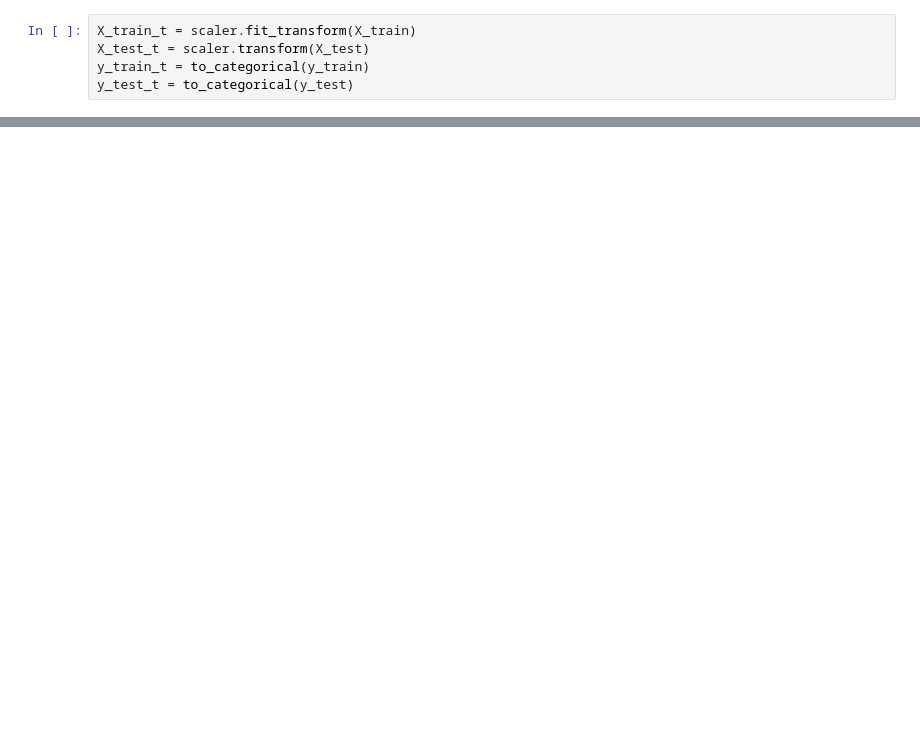
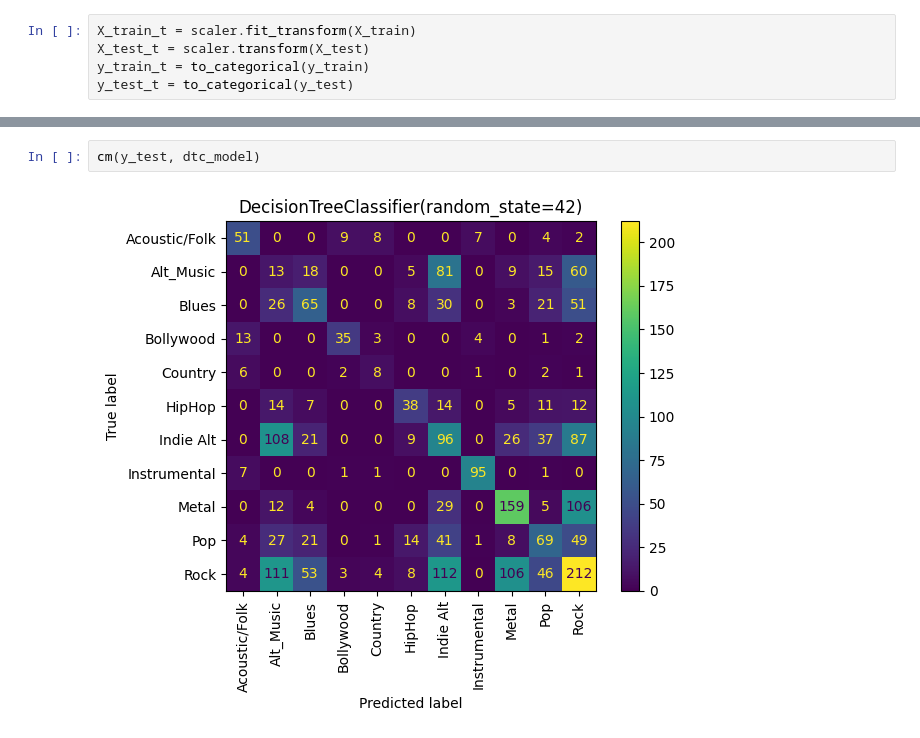
Before and after one commit to gaanno/proyecto-ml, a Jupyter notebook: proyecto.ipynb, the cells around one changed output, grey strips where cells are left out. Drawn from its saved outputs; the diff is of its cells as text; blank space fills up the shorter version.

```diff
--- a/proyecto.ipynb
+++ b/proyecto.ipynb
@@ -270,0 +287,4 @@ disp.plot()
+# %%
+cm(y_test, dtc_model)
+# %% [output]
+[figure, added]
```
Also changed, not shown: parts of 11 cells of this notebook.
